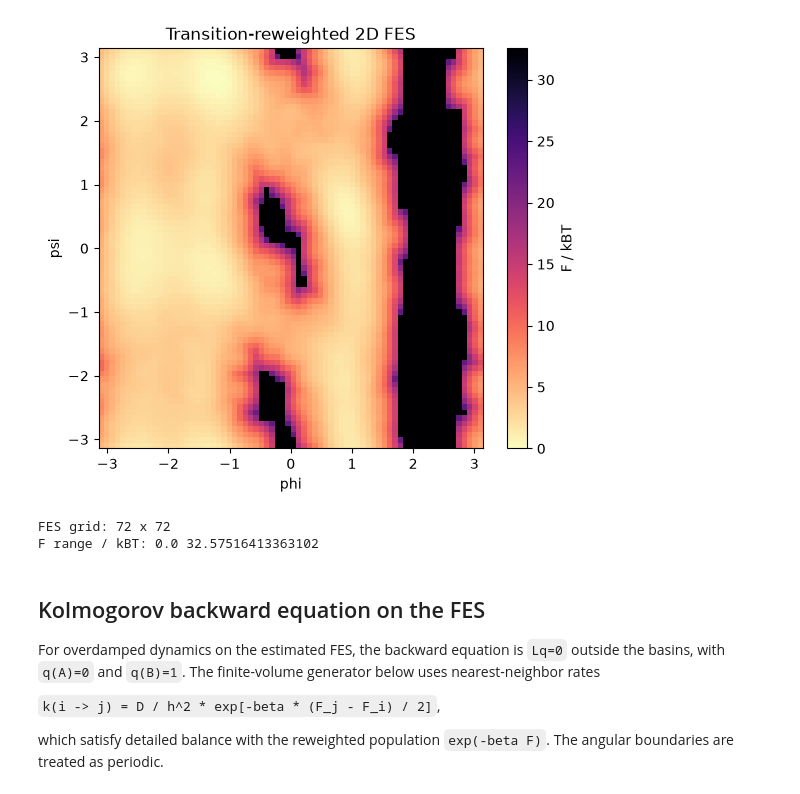
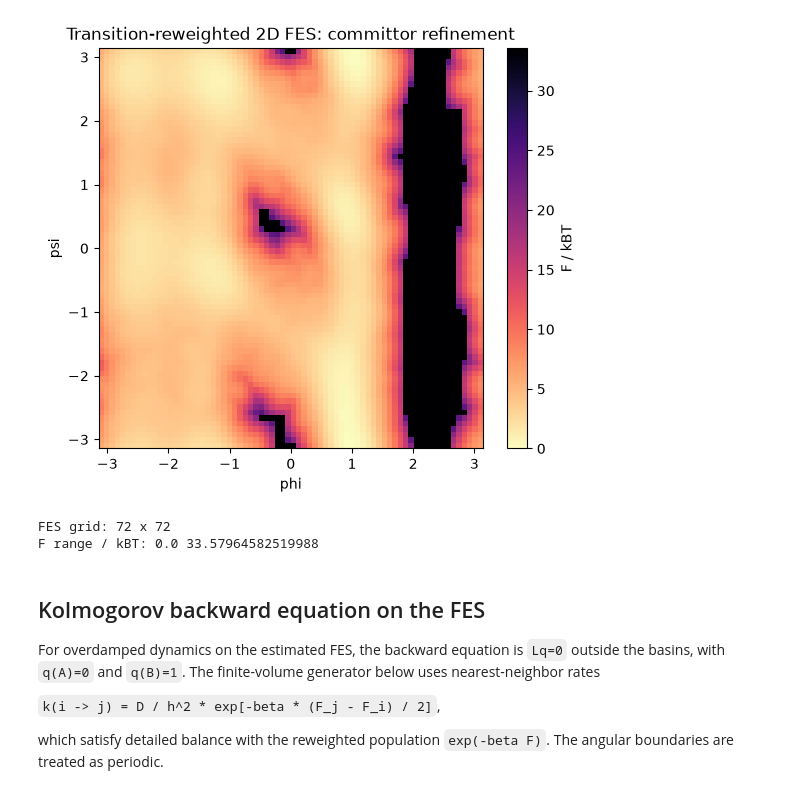
Before and after one commit to dmighty007/Trails-MD, a Jupyter notebook: examples/AlaD/fes_kbe_committor_comparison.ipynb, the cells around one changed output. Saved outputs shown, nothing was run; the diff lists cells and outputs as text; code cells hidden in the pictures.

```diff
--- a/examples/AlaD/fes_kbe_committor_comparison.ipynb
+++ b/examples/AlaD/fes_kbe_committor_comparison.ipynb
@@ -18,6 +19,7 @@ from __future__ import annotations
 import json
 import math
 import os
+import pickle
 import sys
 from pathlib import Path
 
@@ -34,7 +36,13 @@ REPO_ROOT = Path.cwd().resolve().parents[1] if Path.cwd().name == 'AlaD' else Pa
 if str(REPO_ROOT) not in sys.path:
     sys.path.insert(0, str(REPO_ROOT))
 
-RUN_DIR = REPO_ROOT / 'examples' / 'AlaD' / 'runs' / 'alad_alphaL_explore_36x36'
+from examples.alanine_dipeptide.analyze_alphaR_committor_convergence import (
+    fit_and_solve,
+    fit_and_solve_local_stitch,
+)
+
+RUN_DIR = REPO_ROOT / 'examples' / 'AlaD' / 'runs' / 'alad_alphaL_committor_refine_from145'
+BASELINE_RUN_DIR = REPO_ROOT / 'examples' / 'AlaD' / 'runs' / 'alad_alphaL_explore_36x36'
 NOTEBOOK_OUTPUT_DIR = RUN_DIR / 'fes_kbe_notebook'
 NOTEBOOK_OUTPUT_DIR.mkdir(parents=True, exist_ok=True)
 TARGET = 'alphaL'
@@ -43,16 +51,17 @@ KB_T = 1.0 / BETA
 FES_GRID = 72
 SMOOTH_SIGMA_BINS = 1.0
 PSEUDOCOUNT = 1.0e-12
+LAGTIME = 1
+N_MICROSTATES = 100
+LOCAL_GRID_SIZE = 36
+PROBE_COUNT = 21
+SOURCE_HALF_WIDTH = 0.35
+SOURCE_CENTER_OVERRIDE = None
 
 PHI_PSI_LIMITS = (-np.pi, np.pi)
 ALPHAL_BOX = ((0.35, 1.75), (0.05, 1.75))
 
-msm_report = json.loads((RUN_DIR / 'alphaL_committor_convergence.json').read_text())
-stitch_report = json.loads((RUN_DIR / 'alphaL_local_stitch_convergence.json').read_text())
-SOURCE_CENTER = np.asarray(msm_report['source_center'], dtype=float)
-SOURCE_HALF_WIDTH = float(msm_report['source_half_width'])
-
-print(RUN_DIR)
-print('source center:', SOURCE_CENTER, 'half width:', SOURCE_HALF_WIDTH)
+print('analysis run:', RUN_DIR)
+print('baseline run:', BASELINE_RUN_DIR)
 print('alphaL box:', ALPHAL_BOX)
 # %% [output]
@@ -129,37 +191,37 @@ def reversible_transition_population(segments: list[np.ndarray], n: int, pseudoc
     counts = np.zeros((n_states, n_states), dtype=float)
     for segment in segments:
         ids = state_ids(segment, n)
         for left, right in zip(ids[:-1], ids[1:]):
             counts[int(left), int(right)] += 1.0
     reversible_counts = 0.5 * (counts + counts.T)
     population = reversible_counts.sum(axis=1).reshape(n, n)
     population = gaussian_filter(population + pseudocount, sigma=SMOOTH_SIGMA_BINS, mode='wrap')
     population = np.maximum(population, pseudocount)
     return population / population.sum()
 
 
 edges = grid_edges(FES_GRID)
 xs = grid_centers(edges)
 ys = grid_centers(edges)
 population = reversible_transition_population(segments, FES_GRID, PSEUDOCOUNT)
 fes = -KB_T * np.log(population)
 fes -= np.nanmin(fes)
 
 fig, ax = plt.subplots(figsize=(6.2, 5.2))
 im = ax.imshow(fes.T, origin='lower', extent=(-np.pi, np.pi, -np.pi, np.pi), aspect='auto', cmap='magma_r')
-ax.set_title('Transition-reweighted 2D FES')
+ax.set_title('Transition-reweighted 2D FES: committor refinement')
 ax.set_xlabel('phi')
 ax.set_ylabel('psi')
 fig.colorbar(im, ax=ax, label='F / kBT')
 fig.savefig(NOTEBOOK_OUTPUT_DIR / 'reweighted_fes.png', dpi=200)
 plt.show()
 
 print('FES grid:', FES_GRID, 'x', FES_GRID)
 print('F range / kBT:', float(fes.min()), float(fes.max()))
 # %% [output]
-[figure, old version]
+[figure, new version]
 FES grid: 72 x 72
-F range / kBT: 0.0 32.57516413363102
+F range / kBT: 0.0 33.57964582519988
 # %% [markdown]
 ## Kolmogorov backward equation on the FES
 
```
Also changed, not shown: parts of 12 cells of this notebook, 17 other files.
